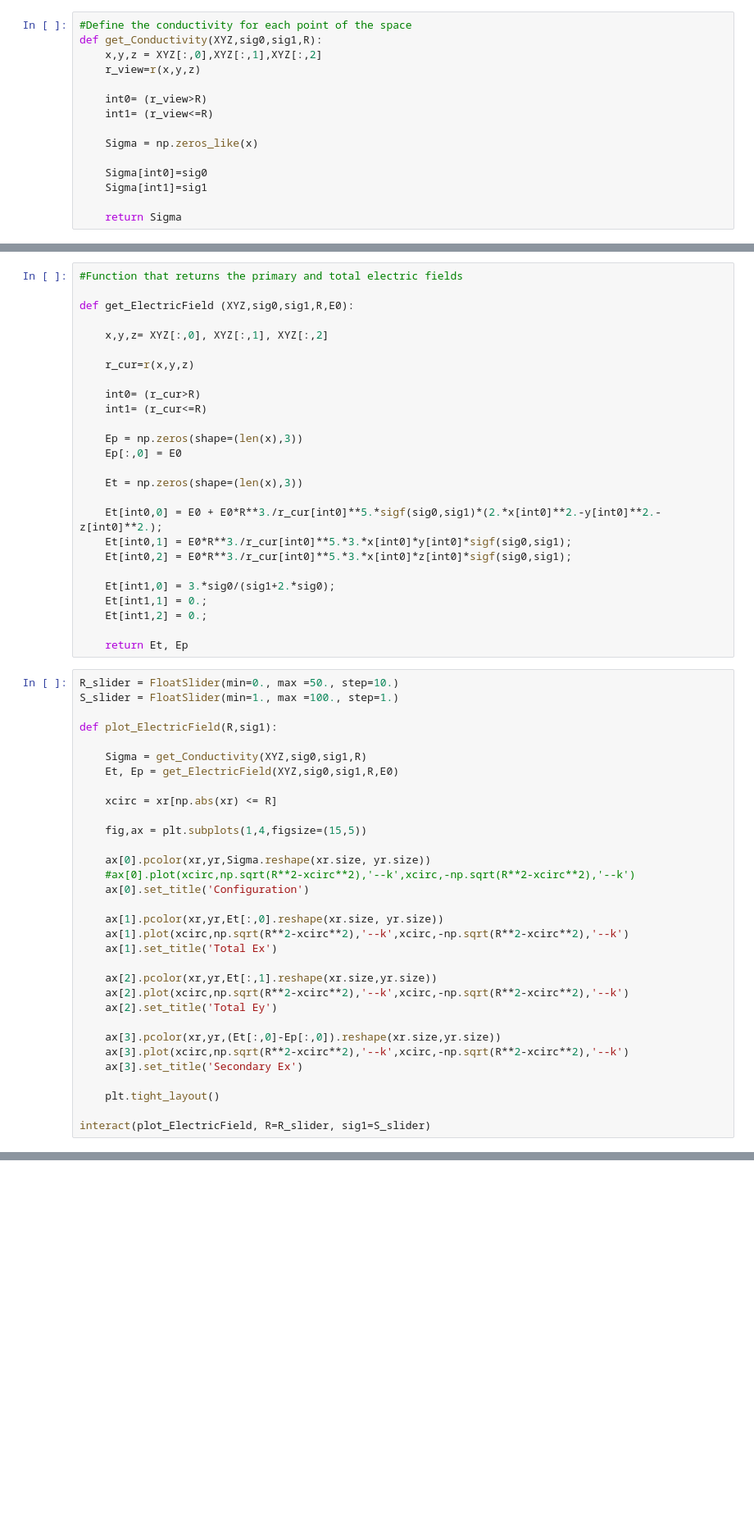
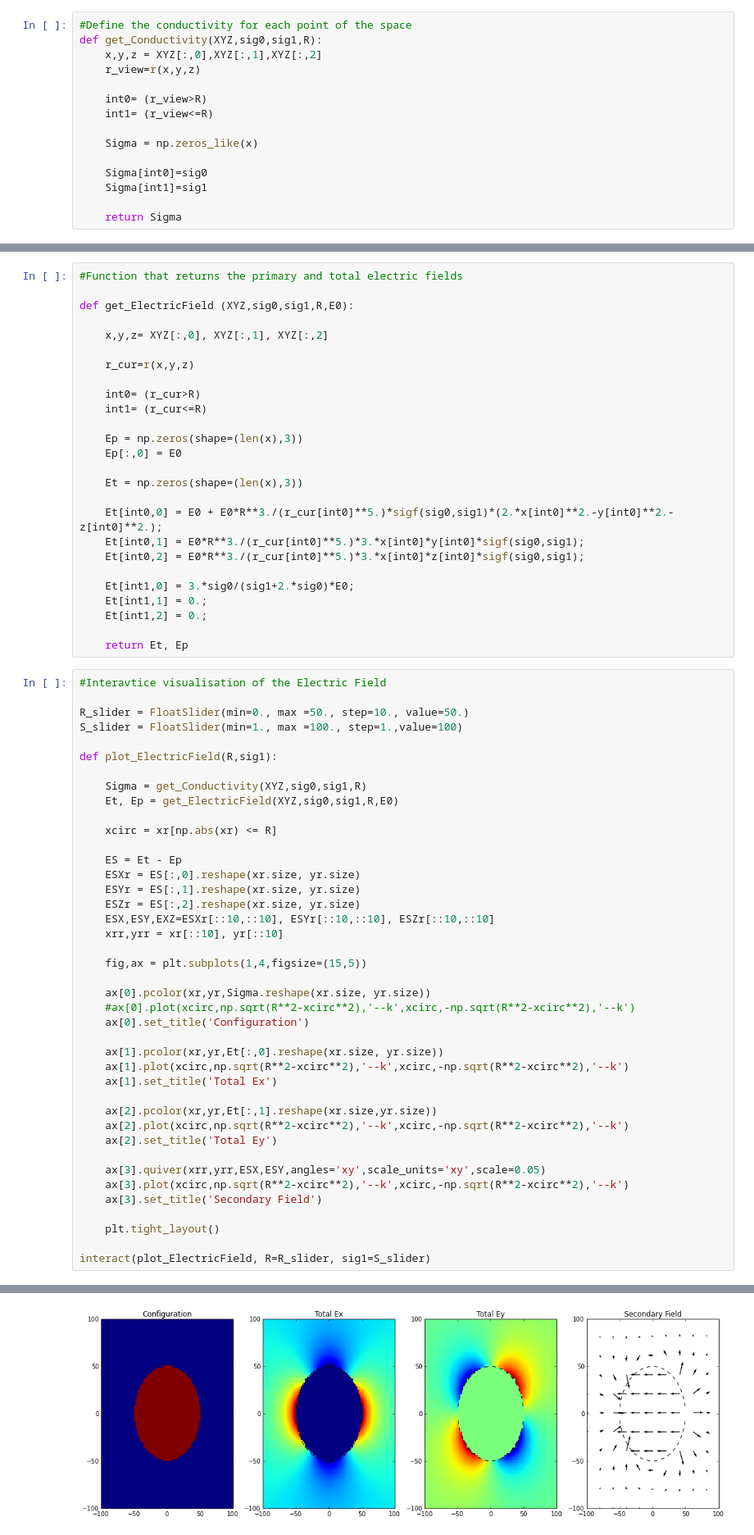
Before and after one commit to geoscixyz/em, a Jupyter notebook: examples/sphere/ElectrostaticSphere.ipynb, the cells around one changed output, grey strips where cells are left out. Shown at 82% size. Saved outputs shown, nothing was run; the diff lists cells and outputs as text; blank space fills up the shorter version.

```diff
--- a/examples/sphere/ElectrostaticSphere.ipynb
+++ b/examples/sphere/ElectrostaticSphere.ipynb
@@ -160,46 +156,56 @@ def get_ElectricField (XYZ,sig0,sig1,R,E0):
 
     Et = np.zeros(shape=(len(x),3))
 
-    Et[int0,0] = E0 + E0*R**3./r_cur[int0]**5.*sigf(sig0,sig1)*(2.*x[int0]**2.-y[int0]**2.-z[int0]**2.);
-    Et[int0,1] = E0*R**3./r_cur[int0]**5.*3.*x[int0]*y[int0]*sigf(sig0,sig1);
-    Et[int0,2] = E0*R**3./r_cur[int0]**5.*3.*x[int0]*z[int0]*sigf(sig0,sig1);
+    Et[int0,0] = E0 + E0*R**3./(r_cur[int0]**5.)*sigf(sig0,sig1)*(2.*x[int0]**2.-y[int0]**2.-z[int0]**2.);
+    Et[int0,1] = E0*R**3./(r_cur[int0]**5.)*3.*x[int0]*y[int0]*sigf(sig0,sig1);
+    Et[int0,2] = E0*R**3./(r_cur[int0]**5.)*3.*x[int0]*z[int0]*sigf(sig0,sig1);
 
-    Et[int1,0] = 3.*sig0/(sig1+2.*sig0);
+    Et[int1,0] = 3.*sig0/(sig1+2.*sig0)*E0;
     Et[int1,1] = 0.;
     Et[int1,2] = 0.;
 
     return Et, Ep
 # %%
-R_slider = FloatSlider(min=0., max =50., step=10.)
-S_slider = FloatSlider(min=1., max =100., step=1.)
+#Interavtice visualisation of the Electric Field
+
+R_slider = FloatSlider(min=0., max =50., step=10., value=50.)
+S_slider = FloatSlider(min=1., max =100., step=1.,value=100)
 
 def plot_ElectricField(R,sig1):
 
     Sigma = get_Conductivity(XYZ,sig0,sig1,R)
     Et, Ep = get_ElectricField(XYZ,sig0,sig1,R,E0)
 
     xcirc = xr[np.abs(xr) <= R]
+
+    ES = Et - Ep
+    ESXr = ES[:,0].reshape(xr.size, yr.size)
+    ESYr = ES[:,1].reshape(xr.size, yr.size)
+    ESZr = ES[:,2].reshape(xr.size, yr.size)
+    ESX,ESY,EXZ=ESXr[::10,::10], ESYr[::10,::10], ESZr[::10,::10]
+    xrr,yrr = xr[::10], yr[::10]
 
     fig,ax = plt.subplots(1,4,figsize=(15,5))
 
     ax[0].pcolor(xr,yr,Sigma.reshape(xr.size, yr.size))
     #ax[0].plot(xcirc,np.sqrt(R**2-xcirc**2),'--k',xcirc,-np.sqrt(R**2-xcirc**2),'--k')
     ax[0].set_title('Configuration')
 
     ax[1].pcolor(xr,yr,Et[:,0].reshape(xr.size, yr.size))
     ax[1].plot(xcirc,np.sqrt(R**2-xcirc**2),'--k',xcirc,-np.sqrt(R**2-xcirc**2),'--k')
     ax[1].set_title('Total Ex')
 
     ax[2].pcolor(xr,yr,Et[:,1].reshape(xr.size,yr.size))
     ax[2].plot(xcirc,np.sqrt(R**2-xcirc**2),'--k',xcirc,-np.sqrt(R**2-xcirc**2),'--k')
     ax[2].set_title('Total Ey')
 
-    ax[3].pcolor(xr,yr,(Et[:,0]-Ep[:,0]).reshape(xr.size,yr.size))
+    ax[3].quiver(xrr,yrr,ESX,ESY,angles='xy',scale_units='xy',scale=0.05)
     ax[3].plot(xcirc,np.sqrt(R**2-xcirc**2),'--k',xcirc,-np.sqrt(R**2-xcirc**2),'--k')
-    ax[3].set_title('Secondary Ex')
+    ax[3].set_title('Secondary Field')
 
     plt.tight_layout()
 
 interact(plot_ElectricField, R=R_slider, sig1=S_slider)
 # %% [output]
 <function __main__.plot_ElectricField>
+[figure, added]
```
Also changed, not shown: parts of 6 cells of this notebook.
